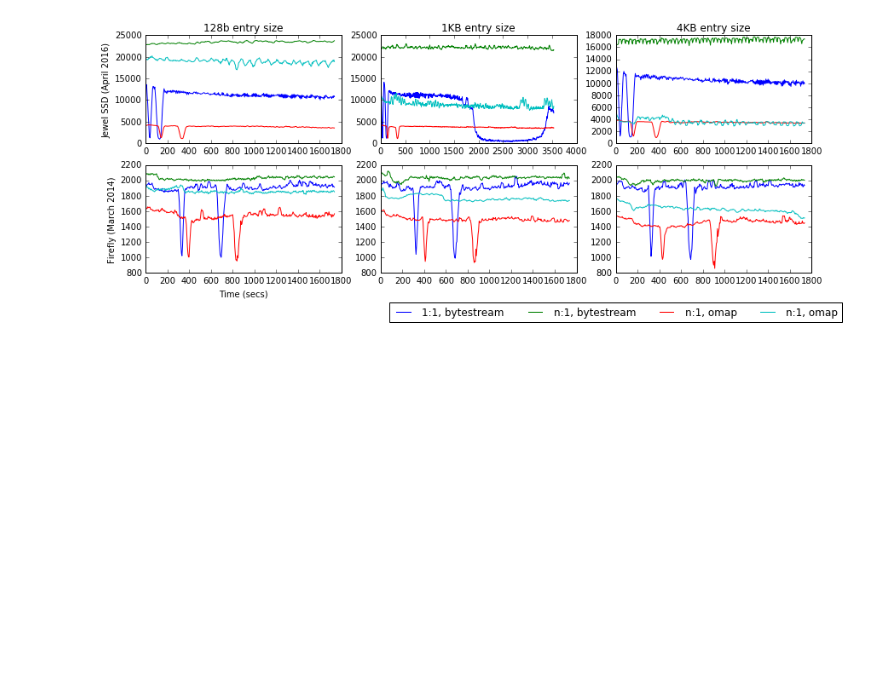
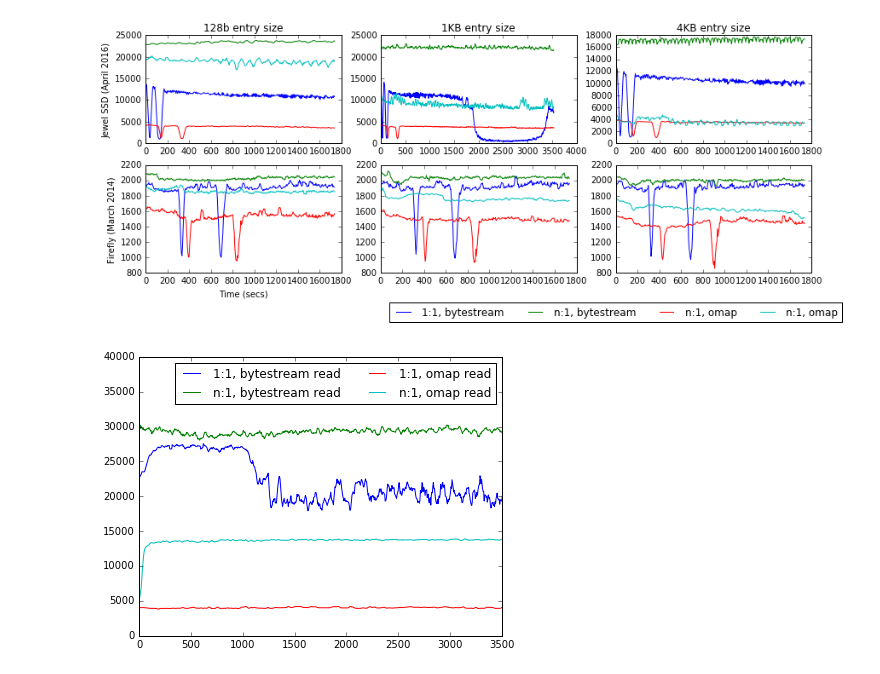
Before and after one commit to michaelsevilla/zlog-popper, a Jupyter notebook: experiments/basic-cls-rand-read/visualize_final.ipynb, the cells around one changed output. Cells and saved outputs as stored; diff of their text form; code cells hidden in the pictures; blank space fills up the shorter version.

```diff
--- a/experiments/basic-cls-rand-read/visualize_final.ipynb
+++ b/experiments/basic-cls-rand-read/visualize_final.ipynb
@@ -172,3 +172,13 @@ axs[1,2].legend(bbox_to_anchor=(0, -.5), loc='lower center', ncol=4)
 plt.savefig('jewel_v_firefly_v_es.png', dpi=300, bbox_inches='tight')
 # %% [output]
 [figure]
+# %%
+plt.rcParams['figure.figsize'] = 6.5,5
+read_traces = glob.glob('results.pd.basic_cls_rand_read.node0.04-26-2016_20-43-54/*read*.log')
+ax = plot_traces(list(read_traces), 'output.read.60min', finish=False)
+ax.set_xlim(0, 3500)
+ax.set_ylim(0, 40000)
+lgd = ax.legend(loc='best', ncol=2)#, bbox_to_anchor=(0,0), bbox_transform=plt.gcf().transFigure)
+plt.savefig('output.read.60min.1k.png', dpi=300, bbox_inches='tight')
+# %% [output]
+[figure, added]
```
Also changed, not shown: parts of 4 cells of this notebook, 2 other files.
